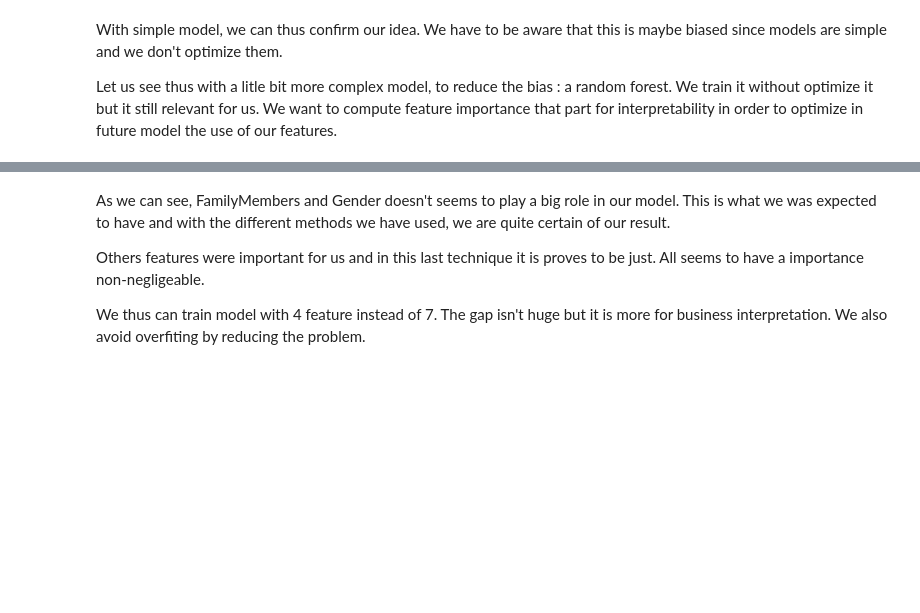
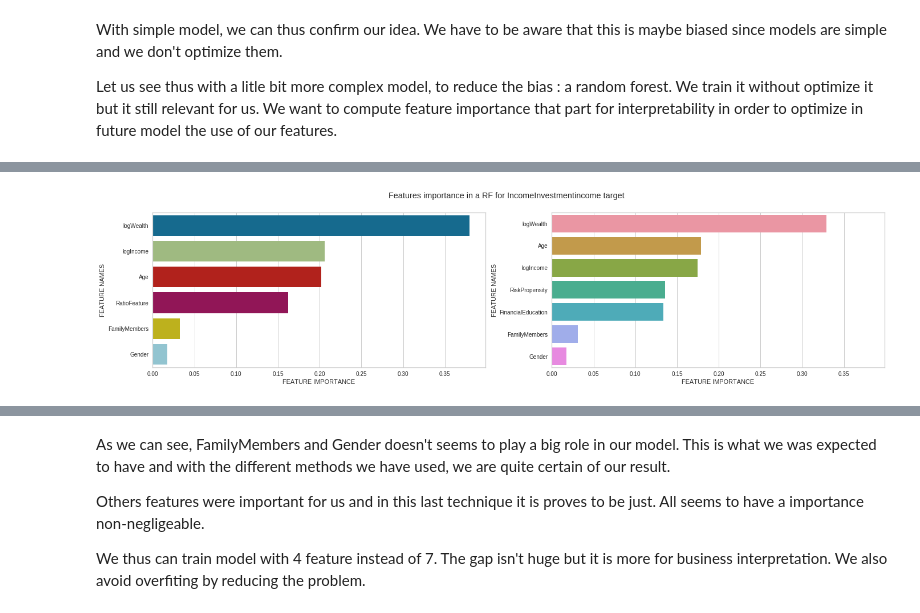
Before and after one commit to Emmalito/ML_BC2, a Jupyter notebook: src/2_Preprocessing.ipynb, the cells around one changed output, grey strips where cells are left out. Drawn from its saved outputs; the diff is of its cells as text; code cells hidden in the pictures; blank space fills up the shorter version.

```diff
--- a/src/2_Preprocessing.ipynb
+++ b/src/2_Preprocessing.ipynb
@@ -368,0 +374,8 @@ For the target **IncomeInvestmentincome**, once again our prediction is coherent
+# %%
+IncomeRF, IncomeRFOld = RF(), RF()
+IncomeRF.fit(X_train, Inc_train)
+IncomeRFOld.fit(X_train_old, Inc_train)
+plot_feature_importance(IncomeRF.feature_importances_, IncomeRFOld.feature_importances_,
+                        c, cOld, 'Features importance in a RF for IncomeInvestmentincome target')
+# %% [output]
+[figure, added]
```
Also changed, not shown: parts of 12 cells of this notebook.
